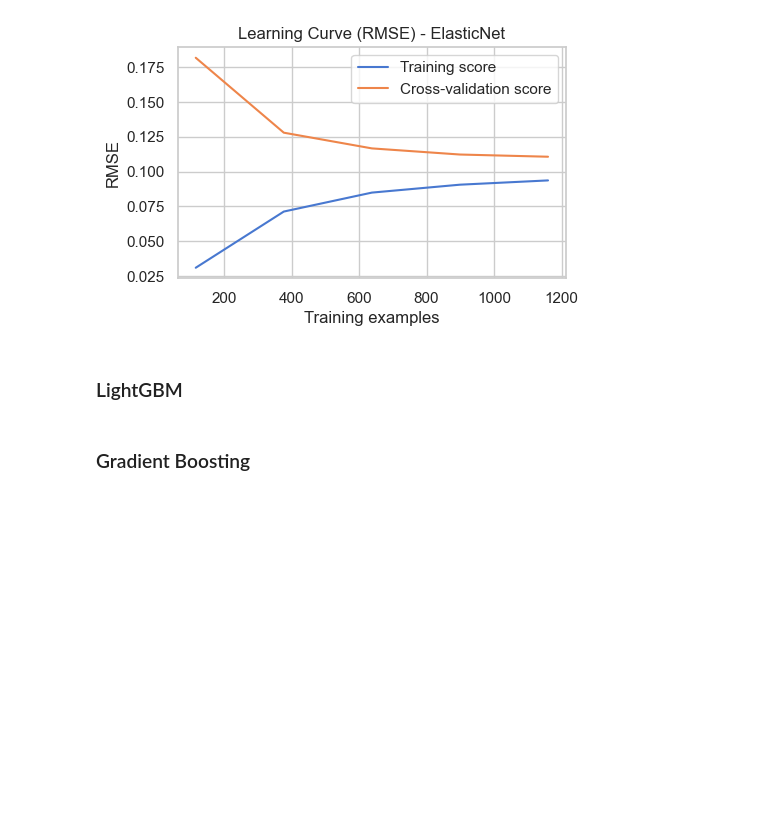
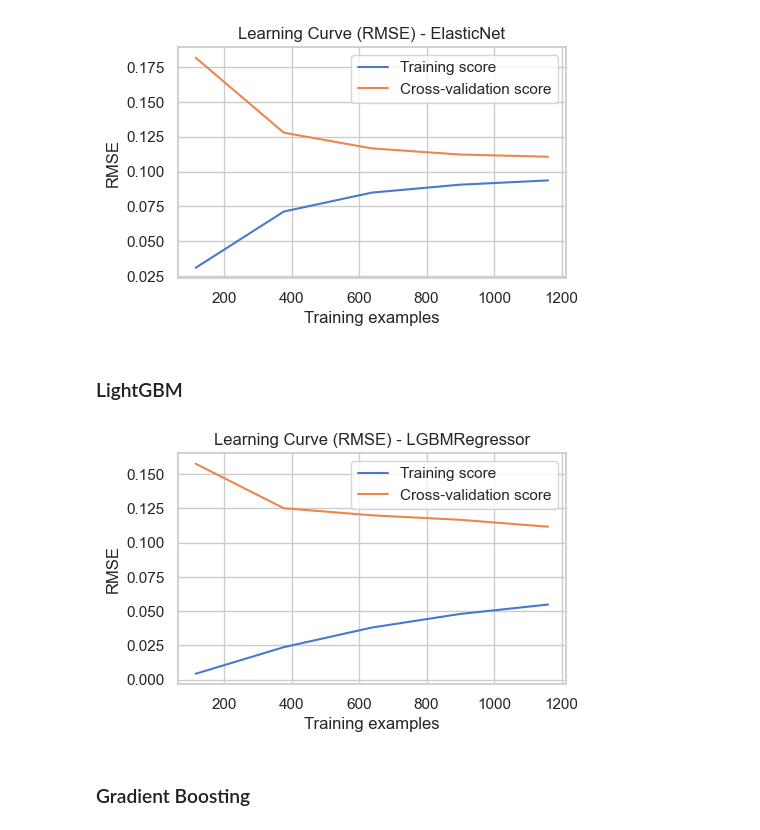
Before and after one commit to sjuanati/DataSciLabs, a Jupyter notebook: projects/kaggle/02_house_prices/house_prices.ipynb, the cells around one changed output. Cells and saved outputs as stored; diff of their text form; code cells hidden in the pictures; blank space fills up the shorter version.

```diff
--- a/projects/kaggle/02_house_prices/house_prices.ipynb
+++ b/projects/kaggle/02_house_prices/house_prices.ipynb
@@ -298,8 +302,9 @@ def remove_features(df):
     return df
 # %%
 def remove_outliers(df):
-    """remove outliers (TODO: worth investigating why these ones)"""
+    # probably determined on residuals after applying linear regression
     df = df.drop(index=[30, 88, 462, 631, 1322, 523, 691, 1182, 1298])
+    # see above chart with `GrLivArea` and `SalePrice`
     df = df[df.GrLivArea < 4500].reset_index(drop=True)
 
     return df
@@ -364,9 +369,7 @@ from sklearn.preprocessing import StandardScaler, RobustScaler
 
 def scale_features(df: any, scaler_type: ScalerType):
     scaler = RobustScaler() if scaler_type == ScalerType.ROBUST else StandardScaler()
-    numerical_cols = df.select_dtypes(
-        include=["int16", "int32", "int64", "float16", "float32", "float64"]
-    ).columns
+    numerical_cols = df.select_dtypes(include=NUMERIC_DTYPES).columns
     X_scaled = df.copy()
     X_scaled[numerical_cols] = scaler.fit_transform(df[numerical_cols])
     return X_scaled
@@ -980,7 +990,9 @@ lgbm = fit_lightgbm_regressor(
     verbose=-1,
 )
 # %%
-# plot_learning_curve(lgbm) # takes too much time
+plot_learning_curve(lgbm)
+# %% [output]
+[figure, added]
 # %% [markdown]
 ### Gradient Boosting
 # %%
```
Also changed, not shown: parts of 8 cells of this notebook.
